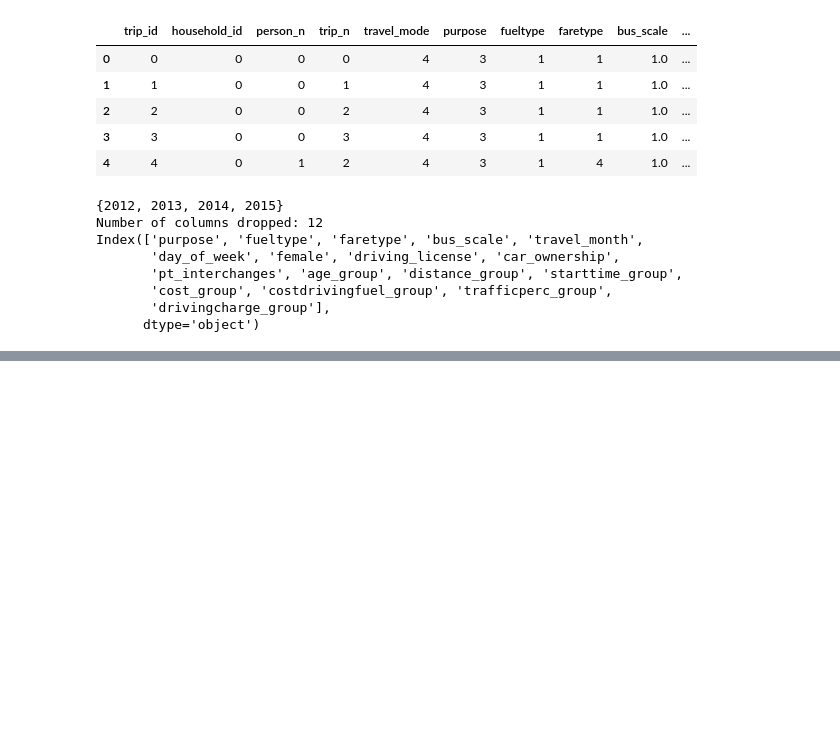
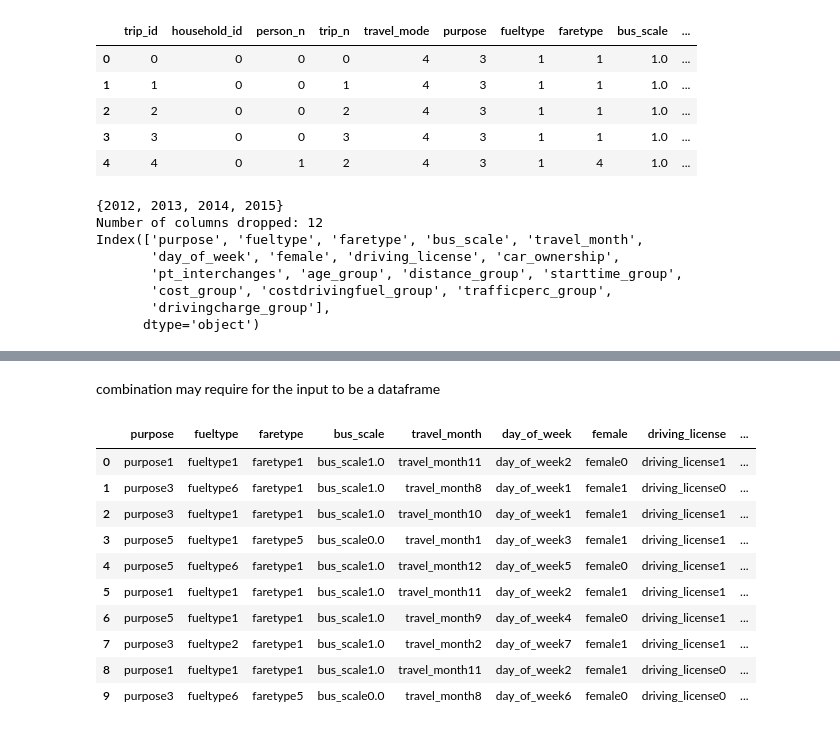
Before and after one commit to danielchfynn/TREE4, a Jupyter notebook: lbt_applied.ipynb, the cells around one changed output, grey strips where cells are left out. Saved outputs shown, nothing was run; the diff lists cells and outputs as text; code cells hidden in the pictures; blank space fills up the shorter version.

```diff
--- a/lbt_applied.ipynb
+++ b/lbt_applied.ipynb
@@ -290,0 +289,15 @@ next things!
+# %%
+n_features['purpose'] = 'purpose' + n_features['purpose'].astype(str)
+n_features['fueltype'] = 'fueltype' + n_features['fueltype'].astype(str)
+n_features['faretype'] = 'faretype' + n_features['faretype'].astype(str)
+n_features['bus_scale'] = 'bus_scale' + n_features['bus_scale'].astype(str)
+n_features['travel_month'] = 'travel_month' + n_features['travel_month'].astype(str)
+n_features['day_of_week'] = 'day_of_week' + n_features['day_of_week'].astype(str)
+n_features['female'] = 'female' + n_features['female'].astype(str)
+n_features['driving_license'] = 'driving_license' + n_features['driving_license'].astype(str)
+n_features['car_ownership'] = 'car_ownership' + n_features['car_ownership'].astype(str)
+n_features['pt_interchanges'] = 'pt_interchanges' + n_features['pt_interchanges'].astype(str)
+n_features['age_group'] = 'age_group' + n_features['age_group'].astype(str)
+
+
+n_features.head()
@@ -291,3 +311,22 @@ next things!
+# %% [markdown]
+combination may require for the input to be a dataframe
+# %%
+comb_split = str(n_features.columns[1])+"*"+str(n_features.columns[2])
+n_features[comb_split] = n_features[n_features.columns[1]] + n_features[n_features.columns[2]]
+
+n_features.head(10)
+# %% [output]
+|  | purpose | fueltype | faretype | bus_scale | travel_month | day_of_week | female | driving_license | ... |
+| 0 | purpose1 | fueltype1 | faretype1 | bus_scale1.0 | travel_month11 | day_of_week2 | female0 | driving_license1 | ... |
+| 1 | purpose3 | fueltype6 | faretype1 | bus_scale1.0 | travel_month8 | day_of_week1 | female1 | driving_license0 | ... |
+| 2 | purpose3 | fueltype1 | faretype1 | bus_scale1.0 | travel_month10 | day_of_week1 | female1 | driving_license1 | ... |
+| 3 | purpose5 | fueltype1 | faretype5 | bus_scale0.0 | travel_month1 | day_of_week3 | female1 | driving_license1 | ... |
+| 4 | purpose5 | fueltype6 | faretype1 | bus_scale1.0 | travel_month12 | day_of_week5 | female0 | driving_license1 | ... |
+| 5 | purpose1 | fueltype1 | faretype1 | bus_scale1.0 | travel_month11 | day_of_week2 | female1 | driving_license1 | ... |
+| 6 | purpose5 | fueltype1 | faretype1 | bus_scale1.0 | travel_month9 | day_of_week4 | female0 | driving_license1 | ... |
+| 7 | purpose3 | fueltype2 | faretype1 | bus_scale1.0 | travel_month2 | day_of_week7 | female1 | driving_license1 | ... |
+| 8 | purpose1 | fueltype1 | faretype1 | bus_scale1.0 | travel_month11 | day_of_week2 | female1 | driving_license0 | ... |
+| 9 | purpose3 | fueltype6 | faretype5 | bus_scale0.0 | travel_month8 | day_of_week6 | female0 | driving_license0 | ... |
 # %%
 from cart import *
 
```
Also changed, not shown: parts of 19 cells of this notebook, 6 other files.
